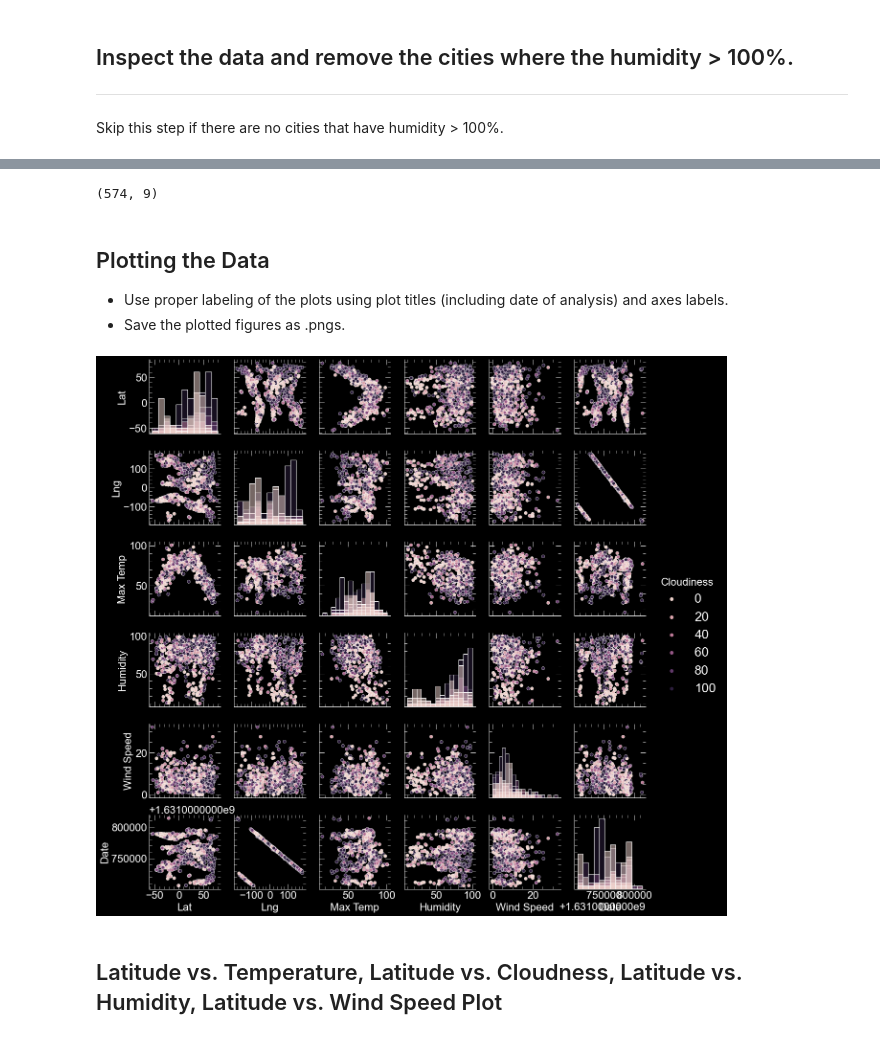
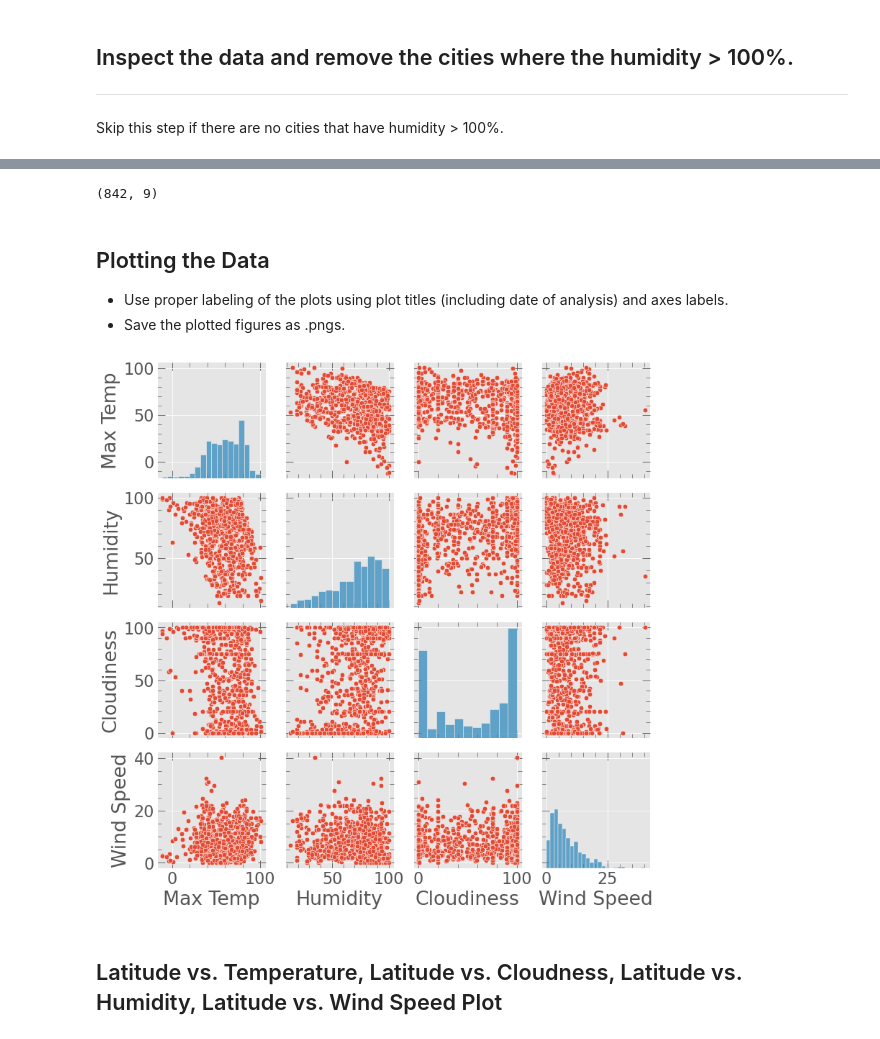
Before and after one commit to pandeysudip/Weather-Data-Analysis, a Jupyter notebook: WeatherPy.ipynb, the cells around one changed output, grey strips where cells are left out. Drawn from its saved outputs; the diff is of its cells as text; code cells hidden in the pictures.

```diff
--- a/WeatherPy.ipynb
+++ b/WeatherPy.ipynb
@@ -146,3 +106,5 @@ city_data=pd.DataFrame({'City':City,
                 'Date':Date})
 # %%
 city_data.to_csv('output_data/city_data.csv', index=False)
+# %%
+city_data=pd.read_csv('output_data/city_data.csv')
@@ -212,23 +181,20 @@ city_data
 # %%
 city_data.shape
 # %% [output]
-(574, 9)
+(842, 9)
 # %% [markdown]
 ## Plotting the Data
 * Use proper labeling of the plots using plot titles (including date of analysis) and axes labels.
 * Save the plotted figures as .pngs.
 # %%
-plt.style.use('dark_background')
+plt.style.use('ggplot')
 # %%
 #Set Fonts/Plot Style
-rcParams['figure.figsize'] = [12.0, 10.0]
+rcParams['figure.figsize'] = [10.0, 10.0]
 rcParams['figure.dpi'] = 80
 rcParams['savefig.dpi'] = 100
 rcParams['font.size'] = 20
 rcParams['legend.fontsize'] = 'large'
-rcParams['figure.titlesize'] = 'medium'
-rcParams['font.family'] = 'sans-serif'
-rcParams['font.sans-serif'] = ['Arial']
 rcParams['xtick.direction'] = 'in'
 rcParams['ytick.direction'] = 'in'
 rcParams['xtick.top'] = True
@@ -240,9 +206,10 @@ rcParams['ytick.minor.size'] = 5
 rcParams['xtick.minor.visible'] = True
 rcParams['ytick.minor.visible'] = True
 # %%
-sns.pairplot(city_data, hue='Cloudiness', diag_kind="hist")
+sns.pairplot(city_data[['Max Temp','Humidity','Cloudiness','Wind Speed']], diag_kind="hist")
+plt.savefig("figures/pairplot.png", bbox_inches="tight")
 plt.show()
 # %% [output]
-[figure, old version]
+[figure, new version]
 # %% [markdown]
 ## Latitude vs. Temperature, Latitude vs. Cloudness,  Latitude vs. Humidity, Latitude vs. Wind Speed Plot
```
Also changed, not shown: parts of 16 cells of this notebook, 14 other files.
